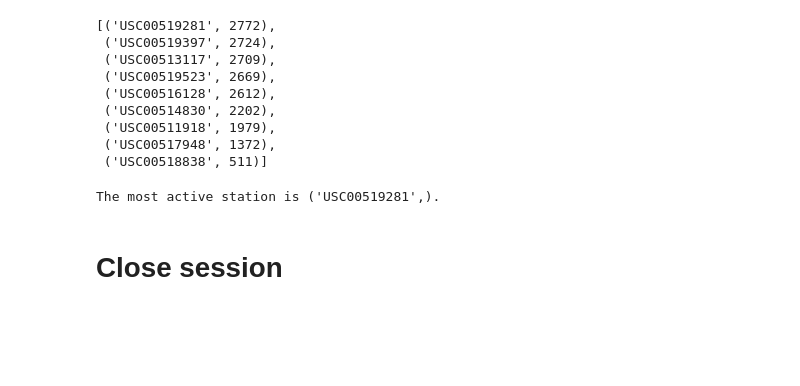
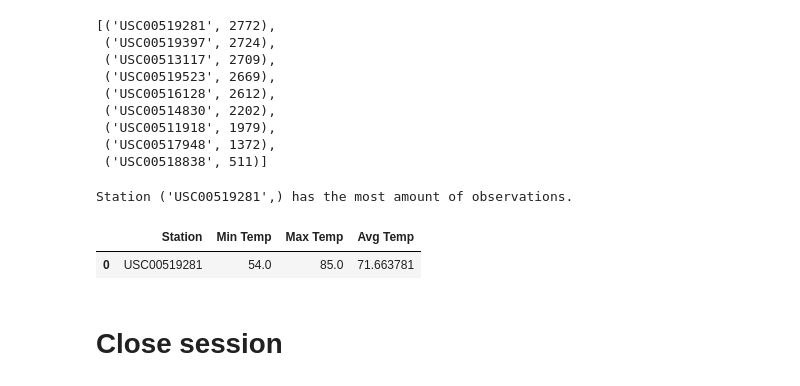
Before and after one commit to vandrade88/sqlalchemy-challenge, a Jupyter notebook: Analysis/climate_starter.ipynb, the cells around one changed output. Saved outputs shown, nothing was run; the diff lists cells and outputs as text; code cells hidden in the pictures; blank space fills up the shorter version.

```diff
--- a/Analysis/climate_starter.ipynb
+++ b/Analysis/climate_starter.ipynb
@@ -225,11 +225,23 @@ station_activity
 
 most_active = (session.query(Measurement.station)\
                .group_by(Measurement.station).order_by(func.count(Measurement.station).desc()).first())
-print(f"The most active station is {most_active}.")
+print(f"Station {most_active} has the most amount of observations.")
 # %% [output]
-The most active station is ('USC00519281',).
+Station ('USC00519281',) has the most amount of observations.
 # %%
 # Using the most active station id from the previous query, calculate the lowest, highest, and average temperature.
+
+tobs = [Measurement.station,
+       func.min(Measurement.tobs),
+       func.max(Measurement.tobs),
+       func.avg(Measurement.tobs)]
+most_active_calc = session.query(*tobs).filter(Measurement.station == "USC00519281").all()
+
+most_active_calc_df = pd.DataFrame(most_active_calc, columns = ['Station', 'Min Temp', 'Max Temp', 'Avg Temp'])
+most_active_calc_df
+# %% [output]
+|  | Station | Min Temp | Max Temp | Avg Temp |
+| 0 | USC00519281 | 54.0 | 85.0 | 71.663781 |
 # %%
 # Using the most active station id
 # Query the last 12 months of temperature observation data for this station and plot the results as a histogram
```
